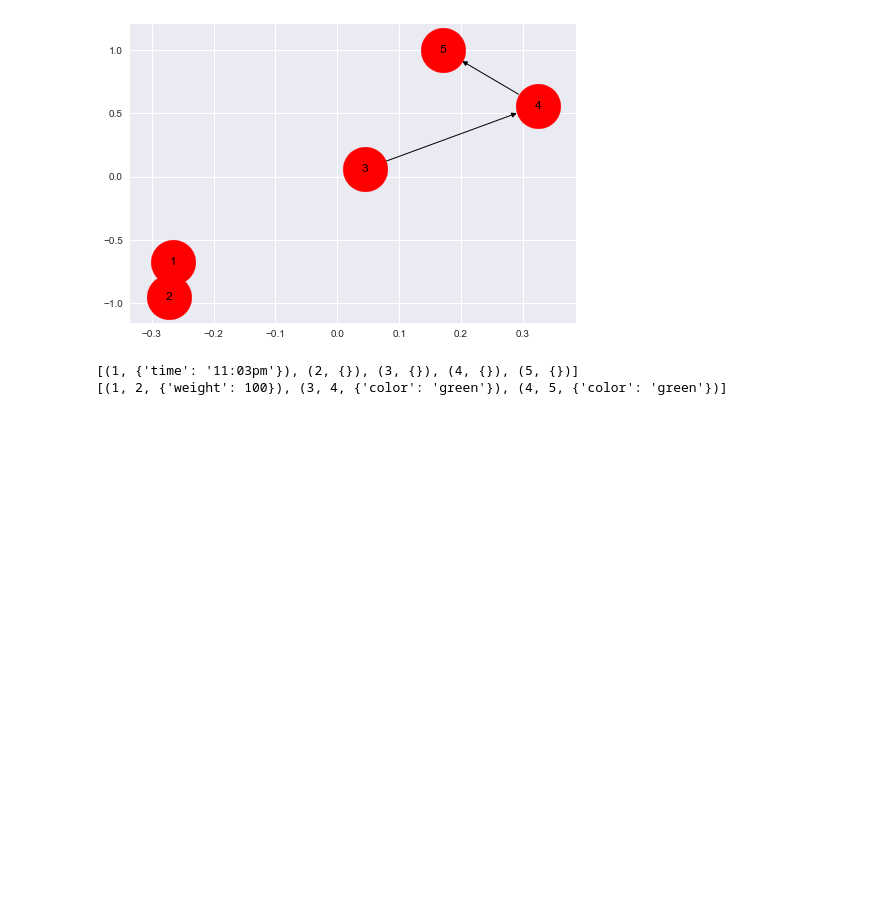
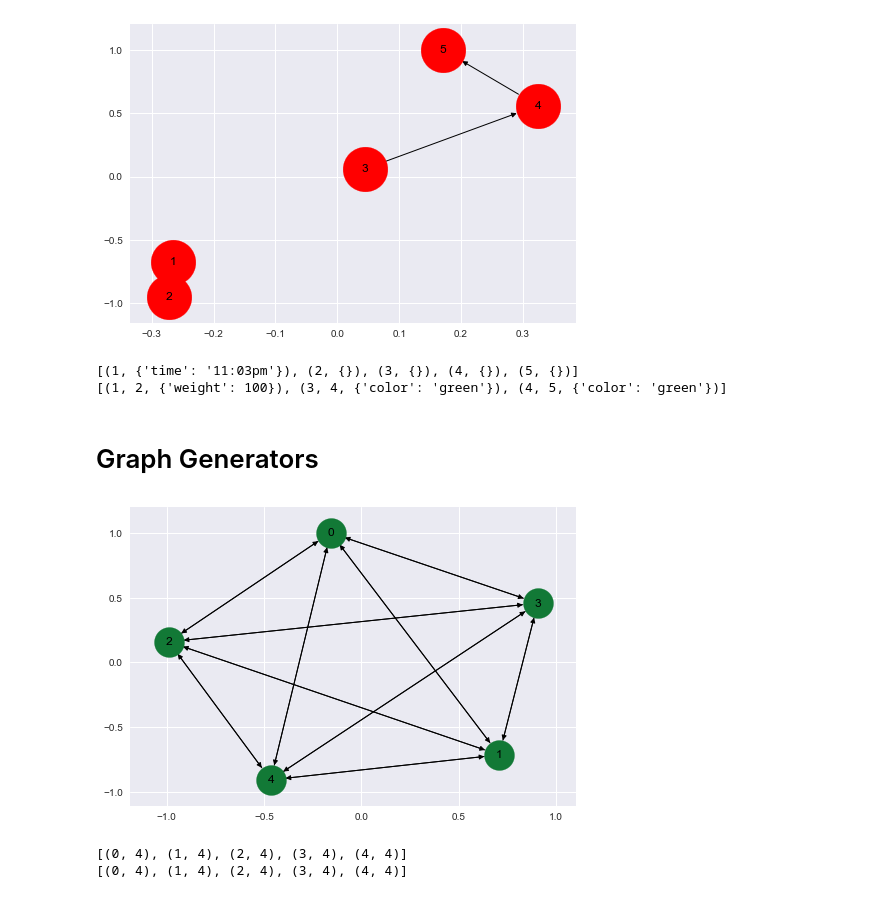
Before and after one commit to JayantGoel001/GraphsAndSocialNetworkAnalytics, a Jupyter notebook: Graph Using NetworkX.ipynb, the cells around one changed output. Drawn from its saved outputs; the diff is of its cells as text; code cells hidden in the pictures; blank space fills up the shorter version.

```diff
--- a/Graph Using NetworkX.ipynb
+++ b/Graph Using NetworkX.ipynb
@@ -305,3 +305,17 @@ print(Gn.edges(data=True))
 # %% [output]
 [(1, {'time': '11:03pm'}), (2, {}), (3, {}), (4, {}), (5, {})]
 [(1, 2, {'weight': 100}), (3, 4, {'color': 'green'}), (4, 5, {'color': 'green'})]
+# %% [markdown]
+# Graph Generators
+# %%
+cg = nx.complete_graph(5,create_using=nx.DiGraph())
+# %%
+showNetork(cg,with_labels=True,node_color="#127936",node_size=900)
+# %% [output]
+[figure, added]
+# %%
+print(cg.in_degree())
+print(cg.out_degree())
+# %% [output]
+[(0, 4), (1, 4), (2, 4), (3, 4), (4, 4)]
+[(0, 4), (1, 4), (2, 4), (3, 4), (4, 4)]
```
Also changed, not shown: parts of 6 cells of this notebook.
